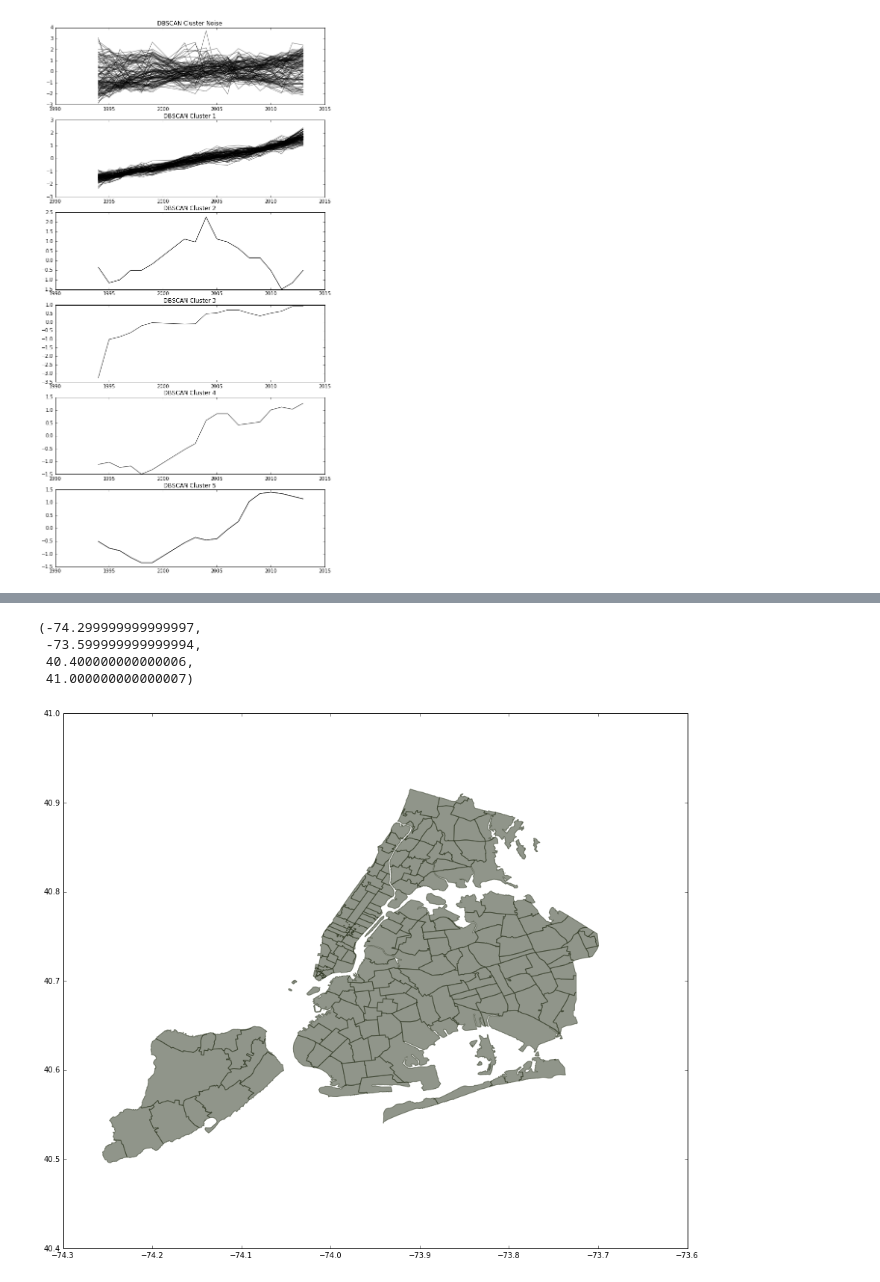
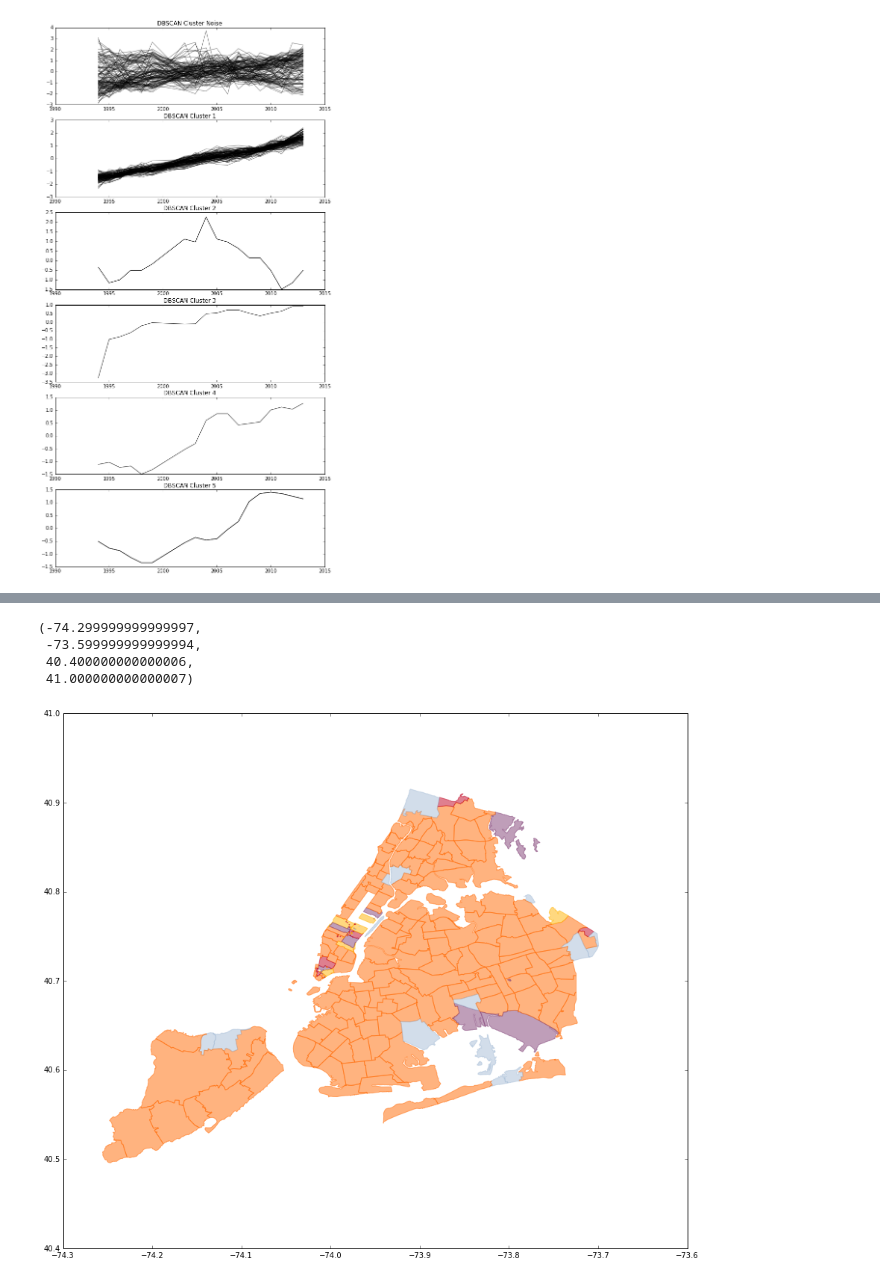
Before and after one commit to michellemho/PUI2015_mmh555, a Jupyter notebook: HW10/HW10.ipynb, the cells around one changed output, grey strips where cells are left out. Cells and saved outputs as stored; diff of their text form; code cells hidden in the pictures.

```diff
--- a/HW10/HW10.ipynb
+++ b/HW10/HW10.ipynb
@@ -245,0 +221,4 @@ URLError: <urlopen error [Errno 8] nodename nor servname provided, or not known>
+# %%
+myData_merged = pd.merge(df_final, shapeData, on = 'ZIP', how = 'inner')
+new = myData_merged.join(pd.Series(closest_centroids, name = 'Cluster Number'))
+new.columns
@@ -326,16 +268,0 @@ myData_merged = pd.merge(df_final, shapeData, on = 'ZIP', how = 'inner')
-# %%
-#shapeDataZips = []
-#shapeDataPolygons = []
-for i in range(len(shapeData)):
-    shapeDataZips.append(shapeData['ZIP'][i])
-    shapeDataPolygons.append(shapeData['geometry'][i])
-shapeDataCut = np.asarray([shapeDataZips,shapeDataPolygons])
-    #print "cluster", zipsANDclusters.loc[zipsANDclusters['zips']==i]['Cluster Number']
-# %%
-for i in range(len(shapeData)):
-    poly = shapeData['geometry'][i]
-    postcode = shapeData['ZIP'][i]
-    if postcode in list(set(mydata2['zips'])):
-        print postcode, "is in cluster ", int(zipsANDclusters.loc[zipsANDclusters['zips']==postcode]['Cluster Number'])
-    else:
-        print postcode, "not in dataset"
@@ -386,8 +268,0 @@ print np.asarray(zipsANDclusters.loc[1])[1]
-# %%
-fig = plt.figure()
-polygon = shapeData['geometry'][29]
-print polygon
-ax = fig.gca()
-sample_patch = PolygonPatch(polygon)
-ax.add_patch(sample_patch)
-ax.axis('scaled')
@@ -398,22 +269,23 @@ POLYGON ((-73.93739763108535 40.67972992244106, -73.92905727071383 40.6792764540
 # %%
 fig = plt.figure(figsize=(15,15))
 
-# for i in shapeData:
-#     print i
-
-for i in range(len(shapeData)):
-    poly = shapeData['geometry'][i]
-    postcode = shapeData['ZIP'][i]
+for i in range(len(new)):
+    poly = new['geometry'][i]
+    postcode = new['ZIP'][i]
+    cluster = new['Cluster Number'][i]
     ax = fig.gca()
-    color = GREEN
+    color = kelly_colors_hex[cluster]
     ax.add_patch(PolygonPatch(poly, fc=color, ec=color, alpha=0.5))
+#for i in range(len(new)):
+#    cluster = int(cluster_myData.loc[i,'Cluster Number'])
+#    ax.add_patch(cluster_myData.loc[i,dates],'k', alpha = 0.5)
 #     if postcode in list(set(mydata2['zips'])):
 #         color = kelly_colors_hex[int(mydata2[mydata2['zips']==postcode]['Cluster Number'])+1]
         #ax.add_patch(PolygonPatch(poly, fc=color, ec=color, alpha=0.5,))
 ax.axis('scaled')
 # %% [output]
 (-74.299999999999997,
  -73.599999999999994,
  40.400000000000006,
  41.000000000000007)
-[figure, old version]
+[figure, new version]
```
Also changed, not shown: parts of 14 cells of this notebook.
